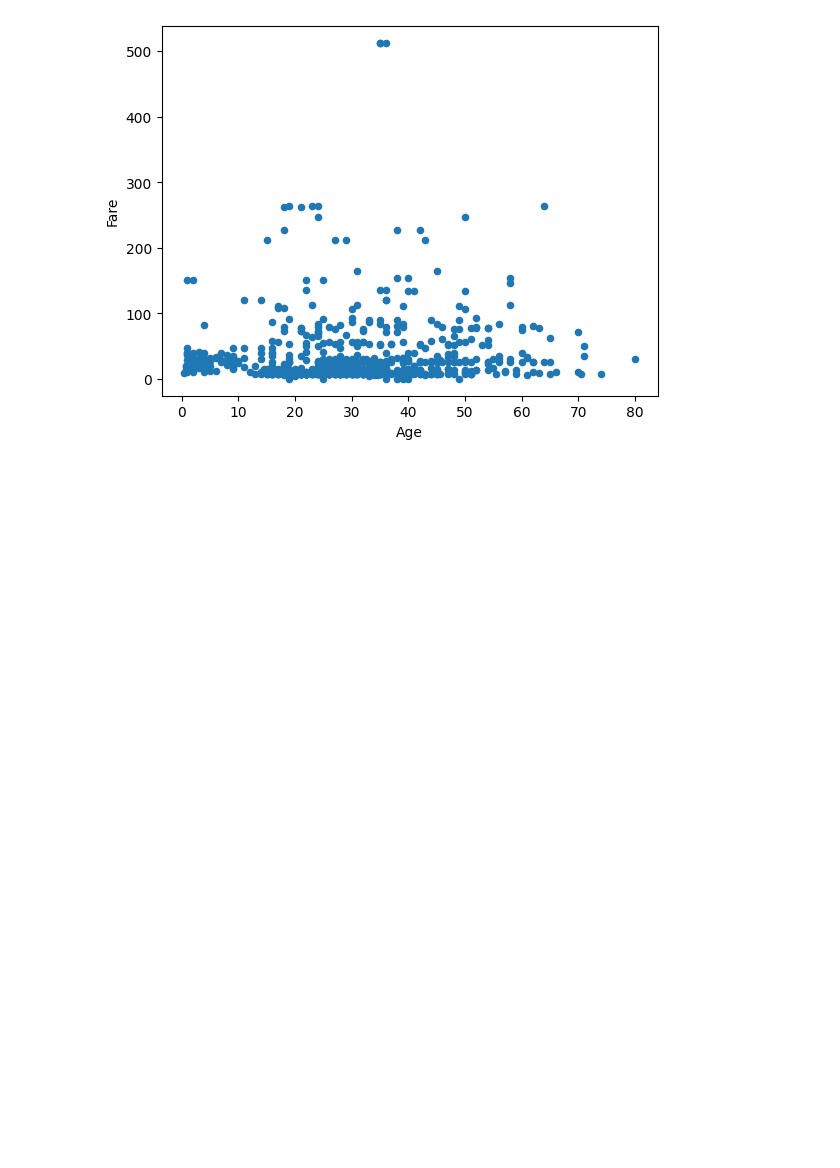
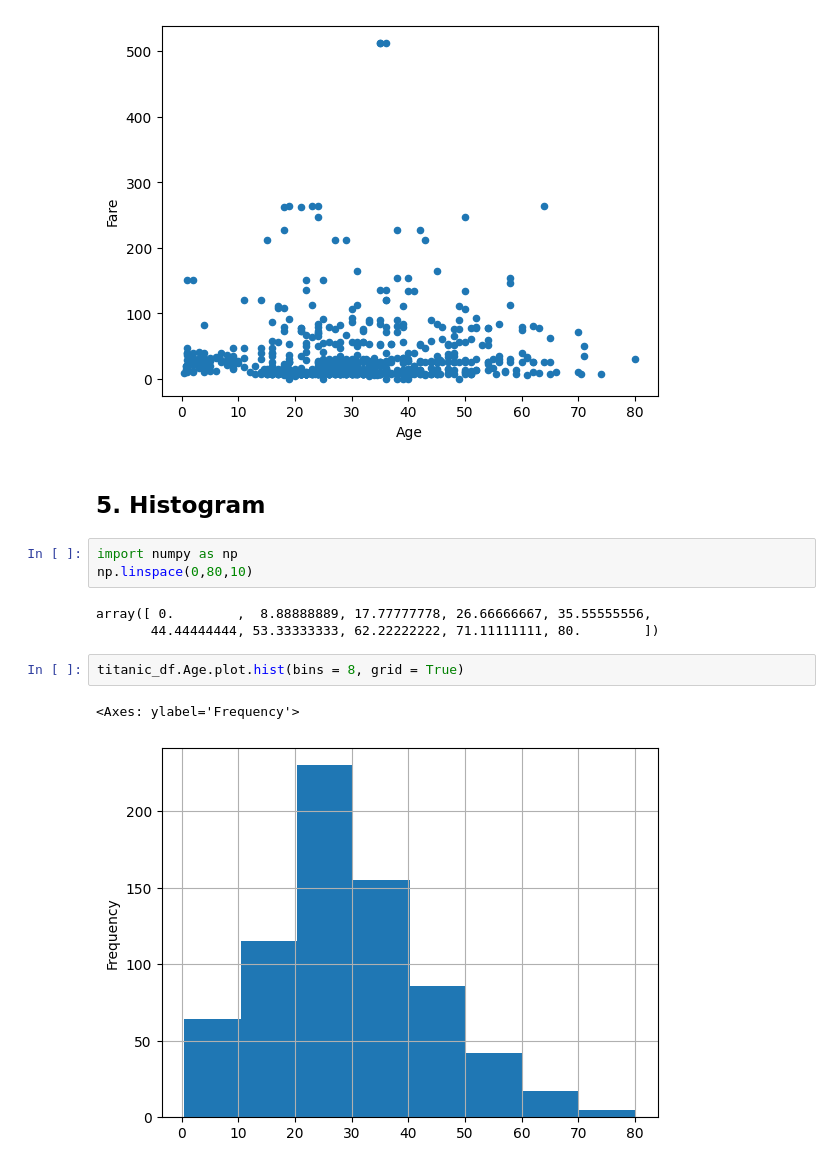
Before and after one commit to pratima55/skillDatascience, a Jupyter notebook: pandas/Graphical representation.ipynb, the cells around one changed output. Saved outputs shown, nothing was run; the diff lists cells and outputs as text; blank space fills up the shorter version.

Commit message:
Histogram, BoxPlot, Heatmap,

```diff
--- a/pandas/Graphical representation.ipynb
+++ b/pandas/Graphical representation.ipynb
@@ -84,3 +91,16 @@ titanic_df.plot.scatter("Age","Fare")
 # %% [output]
 <Axes: xlabel='Age', ylabel='Fare'>
 [figure]
+# %% [markdown]
+## 5. Histogram
+# %%
+import numpy as np
+np.linspace(0,80,10)
+# %% [output]
+array([ 0.        ,  8.88888889, 17.77777778, 26.66666667, 35.55555556,
+       44.44444444, 53.33333333, 62.22222222, 71.11111111, 80.        ])
+# %%
+titanic_df.Age.plot.hist(bins = 8, grid = True)
+# %% [output]
+<Axes: ylabel='Frequency'>
+[figure, added]
```
Also changed, not shown: parts of 10 cells of this notebook.
